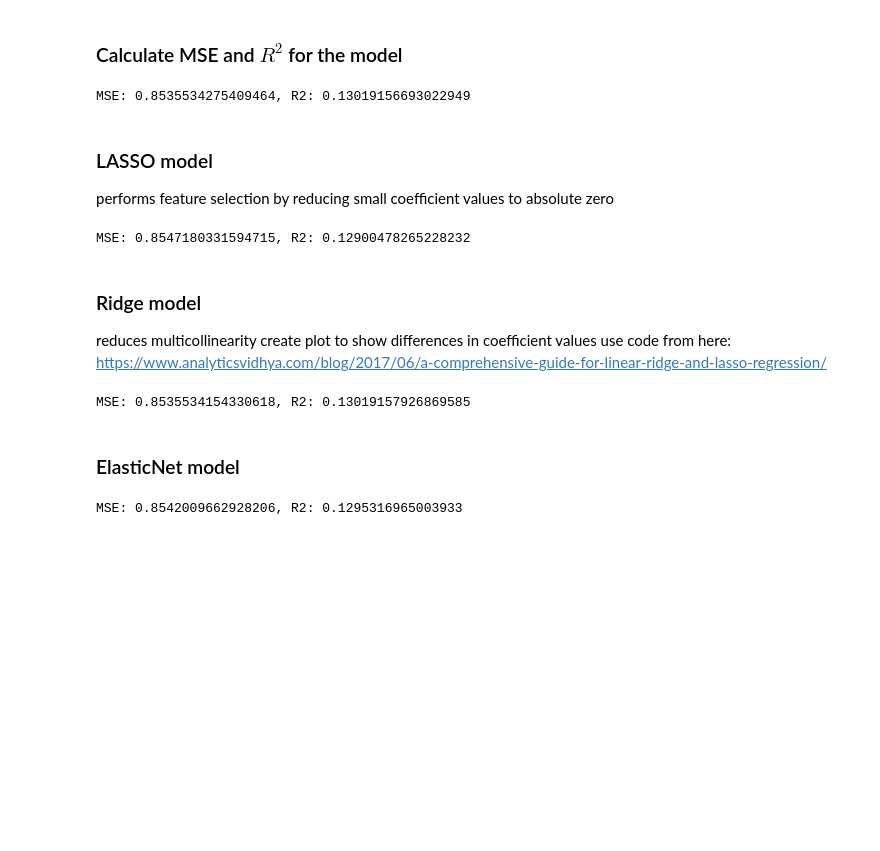
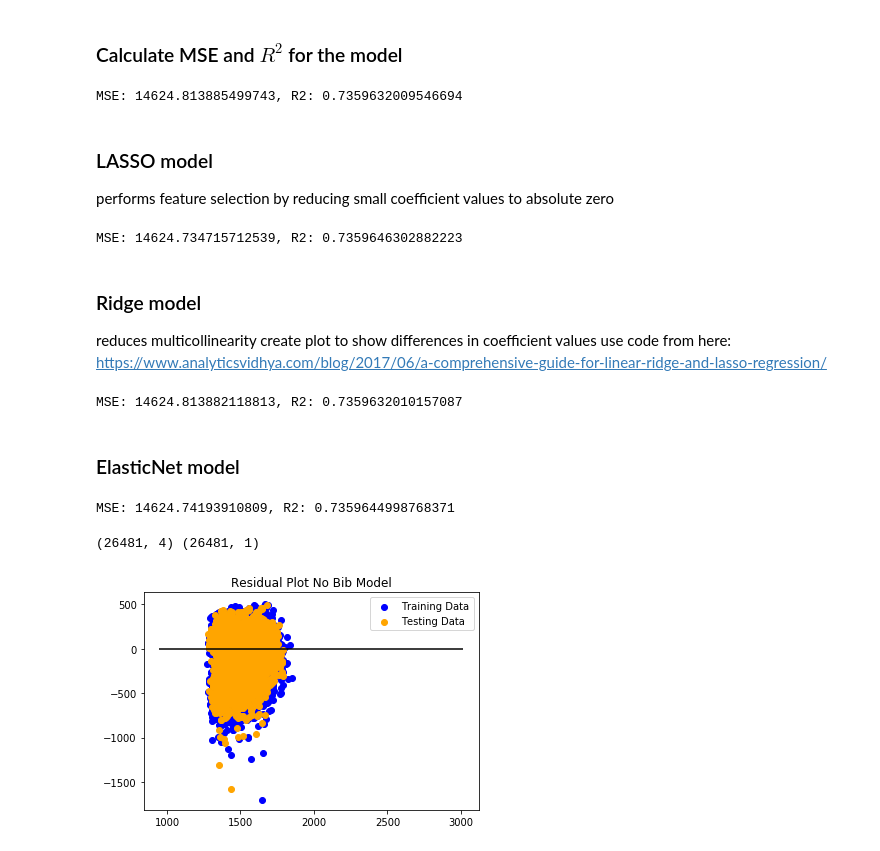
Before and after one commit to amcm29/MachineLearning_Marathon, a Jupyter notebook: boston_model.ipynb, the cells around one changed output. Drawn from its saved outputs; the diff is of its cells as text; code cells hidden in the pictures; blank space fills up the shorter version.

```diff
--- a/boston_model.ipynb
+++ b/boston_model.ipynb
@@ -139,18 +164,17 @@ plt.show()
 # %% [markdown]
 ### Calculate MSE and $R^2$ for the model
 # %%
-# Used X_test_scaled, y_test_scaled, and model.predict(X_test_scaled) to calculate MSE and R2
+# Used X_test, y_test, and model.predict(X_test) to calculate MSE and R2
 
-### BEGIN SOLUTION
 from sklearn.metrics import mean_squared_error
 
-MSE = mean_squared_error(y_test_scaled, predictions)
-r2 = model.score(X_test_scaled, y_test_scaled)
-### END SOLUTION
+MSE = mean_squared_error(y_test, predictions)
+r2 = model.score(X_test, y_test)
+
 
 print(f"MSE: {MSE}, R2: {r2}")
 # %% [output]
-MSE: 0.8535534275409464, R2: 0.13019156693022949
+MSE: 14624.813885499743, R2: 0.7359632009546694
 # %% [markdown]
 ### LASSO model
 
@@ -159,18 +183,16 @@ performs feature selection by reducing small coefficient values to absolute zero
 # Note: Use an alpha of .01 when creating the model for this activity
 from sklearn.linear_model import Lasso
 
-### BEGIN SOLUTION
-lasso = Lasso(alpha=.01).fit(X_train_scaled, y_train_scaled)
+lasso = Lasso(alpha=.01).fit(X_train, y_train)
 
-predictions = lasso.predict(X_test_scaled)
+predictions = lasso.predict(X_test)
 
-MSE = mean_squared_error(y_test_scaled, predictions)
-r2 = lasso.score(X_test_scaled, y_test_scaled)
-### END SOLUTION
+MSE = mean_squared_error(y_test, predictions)
+r2 = lasso.score(X_test, y_test)
 
 print(f"MSE: {MSE}, R2: {r2}")
 # %% [output]
-MSE: 0.8547180331594715, R2: 0.12900478265228232
+MSE: 14624.734715712539, R2: 0.7359646302882223
 # %% [markdown]
 ### Ridge model
 
@@ -182,17 +204,17 @@ use code from here: https://www.analyticsvidhya.com/blog/2017/06/a-comprehensive
 from sklearn.linear_model import Ridge
 
 ### BEGIN SOLUTION
-ridge = Ridge(alpha=.01).fit(X_train_scaled, y_train_scaled)
+ridge = Ridge(alpha=.01).fit(X_train, y_train)
 
-predictions = ridge.predict(X_test_scaled)
+predictions = ridge.predict(X_test)
 
-MSE = mean_squared_error(y_test_scaled, predictions)
-r2 = ridge.score(X_test_scaled, y_test_scaled)
+MSE = mean_squared_error(y_test, predictions)
+r2 = ridge.score(X_test, y_test)
 ### END SOLUTION
 
 print(f"MSE: {MSE}, R2: {r2}")
 # %% [output]
-MSE: 0.8535534154330618, R2: 0.13019157926869585
+MSE: 14624.813882118813, R2: 0.7359632010157087
 # %% [markdown]
 ### ElasticNet model
 # %%
@@ -200,14 +222,50 @@ MSE: 0.8535534154330618, R2: 0.13019157926869585
 from sklearn.linear_model import ElasticNet
 
 ### BEGIN SOLUTION
-elasticnet = ElasticNet(alpha=.01).fit(X_train_scaled, y_train_scaled)
+elasticnet = ElasticNet(alpha=.01).fit(X_train, y_train)
 
-predictions = elasticnet.predict(X_test_scaled)
+predictions = elasticnet.predict(X_test)
 
-MSE = mean_squared_error(y_test_scaled, predictions)
-r2 = elasticnet.score(X_test_scaled, y_test_scaled)
+MSE = mean_squared_error(y_test, predictions)
+r2 = elasticnet.score(X_test, y_test)
 ### END SOLUTION
 
 print(f"MSE: {MSE}, R2: {r2}")
 # %% [output]
-MSE: 0.8542009662928206, R2: 0.1295316965003933
+MSE: 14624.74193910809, R2: 0.7359644998768371
+# %%
+# Re-run the model without the Bib numbers as a feature to test if Bib numbers are helpful
+
+### set up data for modeling
+X_nobib = boston2016_clean[['Age','Official Time Duration', 'F', 'M']]
+y_nobib = boston2016_clean['5K Duration'].values.reshape(-1, 1)
+print(X_nobib.shape, y_nobib.shape)
+
+# split the data into test and train subsets
+
+from sklearn.model_selection import train_test_split
+
+X_train_nobib, X_test_nobib, y_train_nobib, y_test_nobib = train_test_split(X_nobib, y_nobib, random_state=29)
+# X_train.head()
+
+# Create a linear regression model and fit it to the training data
+
+from sklearn.linear_model import LinearRegression
+model_nobib = LinearRegression()
+model_nobib.fit(X_train_nobib, y_train_nobib)
+
+# Make predictions
+
+predictions = model_nobib.predict(X_test_nobib)
+
+# Plot the residuals
+
+plt.scatter(model_nobib.predict(X_train_nobib), model_nobib.predict(X_train_nobib) - y_train_nobib, c="blue", label="Training Data")
+plt.scatter(model_nobib.predict(X_test_nobib), model_nobib.predict(X_test_nobib) - y_test_nobib, c="orange", label="Testing Data")
+plt.legend()
+plt.hlines(y=0, xmin=y_test_nobib.min(), xmax=y_test_nobib.max())
+plt.title("Residual Plot No Bib Model")
+plt.show()
+# %% [output]
+(26481, 4) (26481, 1)
+[figure, added]
```
Also changed, not shown: parts of 16 cells of this notebook.
